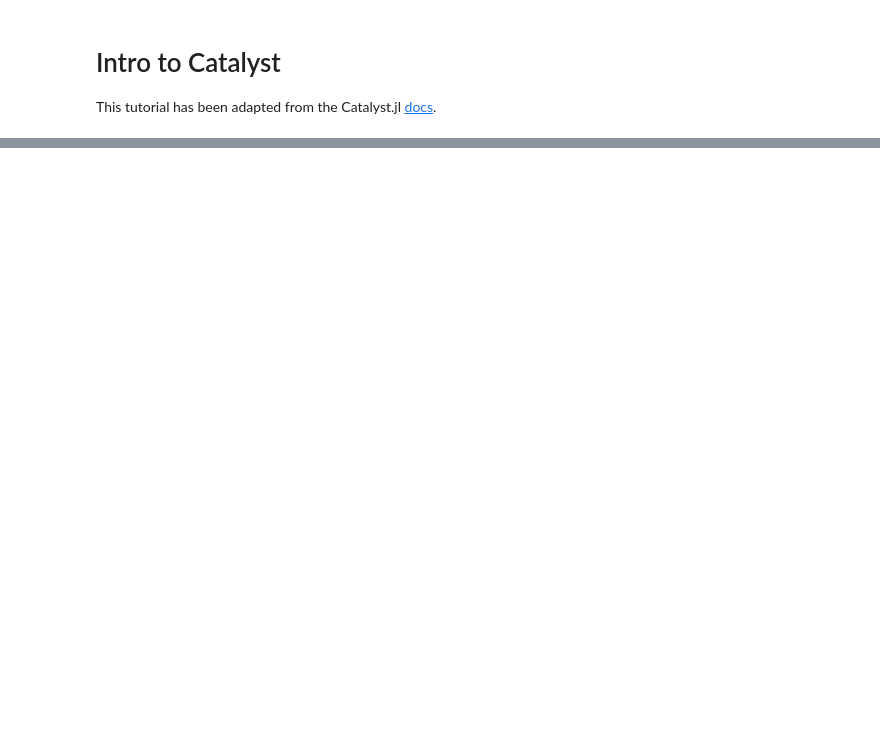
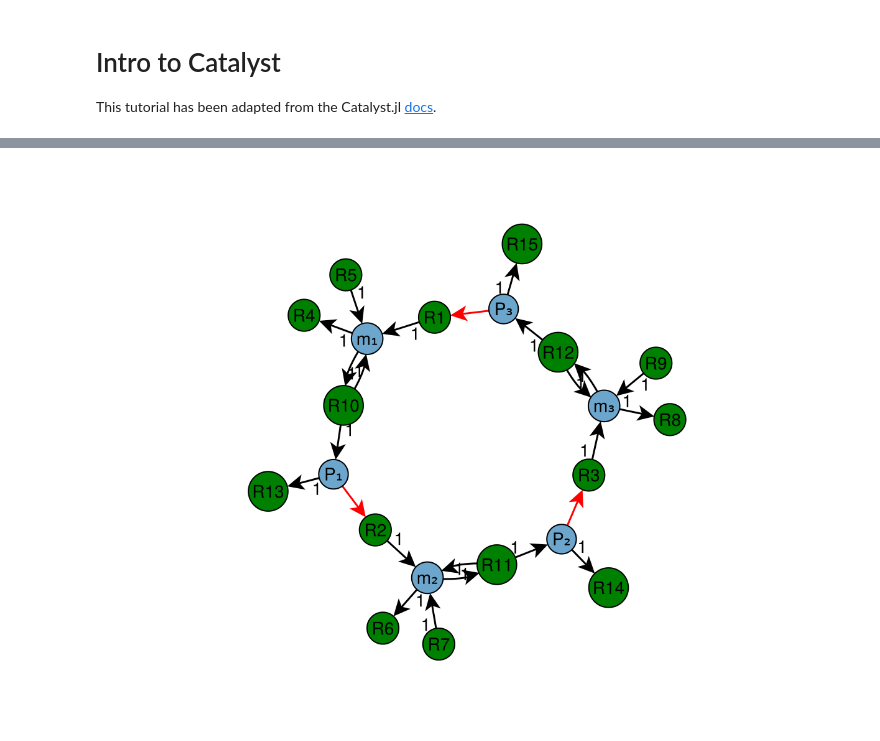
Before and after one commit to jedforrest/JuliaTutorials, a Jupyter notebook: Tutorial2.ipynb, the cells around one changed output, grey strips where cells are left out. Drawn from its saved outputs; the diff is of its cells as text; code cells hidden in the pictures; blank space fills up the shorter version.

```diff
--- a/Tutorial2.ipynb
+++ b/Tutorial2.ipynb
@@ -29,0 +145,15 @@ using Plots
+# %%
+rn = @reaction_network Repressilator begin
+    hillr(P₃,α,K,n), ∅ --> m₁
+    hillr(P₁,α,K,n), ∅ --> m₂
+    hillr(P₂,α,K,n), ∅ --> m₃
+    (δ,γ), m₁ <--> ∅
+    (δ,γ), m₂ <--> ∅
+    (δ,γ), m₃ <--> ∅
+    β, m₁ --> m₁ + P₁
+    β, m₂ --> m₂ + P₂
+    β, m₃ --> m₃ + P₃
+    μ, P₁ --> ∅
+    μ, P₂ --> ∅
+    μ, P₃ --> ∅
+end
@@ -29,0 +190,4 @@ using Plots
+# %%
+g = plot_network(rn)
+# %% [output]
+[figure, added]
```
Also changed, not shown: parts of 29 cells of this notebook, 3 other files.
